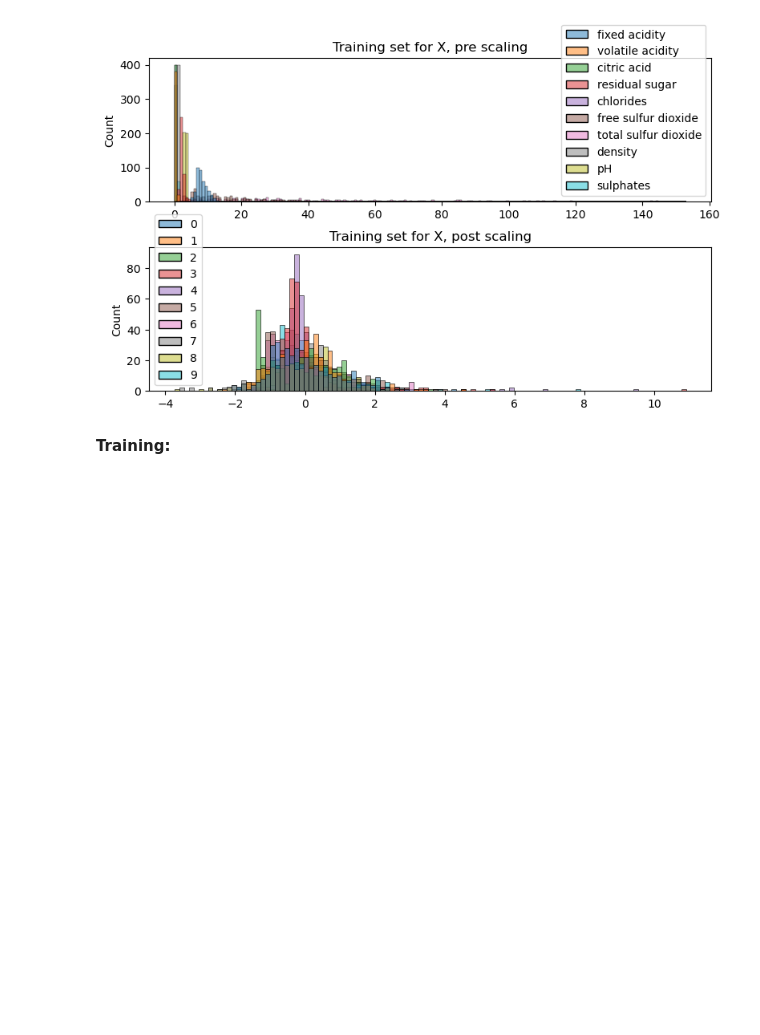
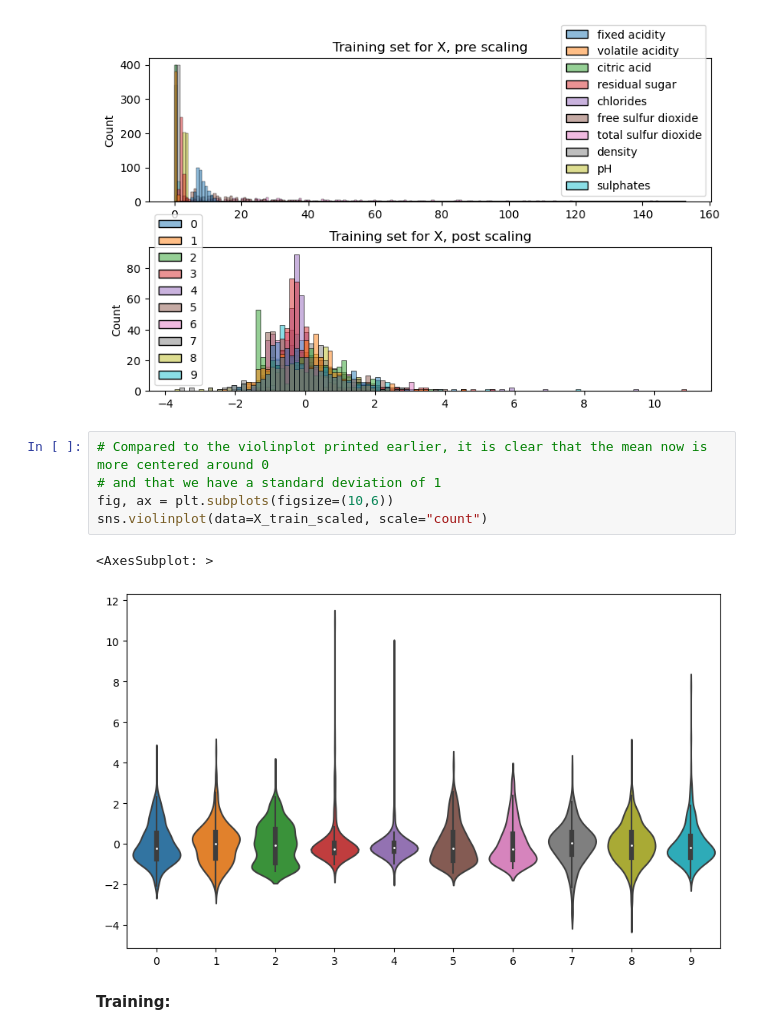
Before and after one commit to tomaloki/DAT200_CA, a Jupyter notebook: CA2/CA02_final.ipynb, the cells around one changed output. Saved outputs shown, nothing was run; the diff lists cells and outputs as text; blank space fills up the shorter version.

```diff
--- a/CA2/CA02_final.ipynb
+++ b/CA2/CA02_final.ipynb
@@ -167,6 +174,14 @@ ax[1].set_title('Training set for X, post scaling')
 # %% [output]
 Text(0.5, 1.0, 'Training set for X, post scaling')
 [figure]
+# %%
+# Compared to the violinplot printed earlier, it is clear that the mean now is more centered around 0
+# and that we have a standard deviation of 1
+fig, ax = plt.subplots(figsize=(10,6))
+sns.violinplot(data=X_train_scaled, scale="count")
+# %% [output]
+<AxesSubplot: >
+[figure, added]
 # %% [markdown]
 __Training:__
 # %%
```
Also changed, not shown: parts of 17 cells of this notebook.
